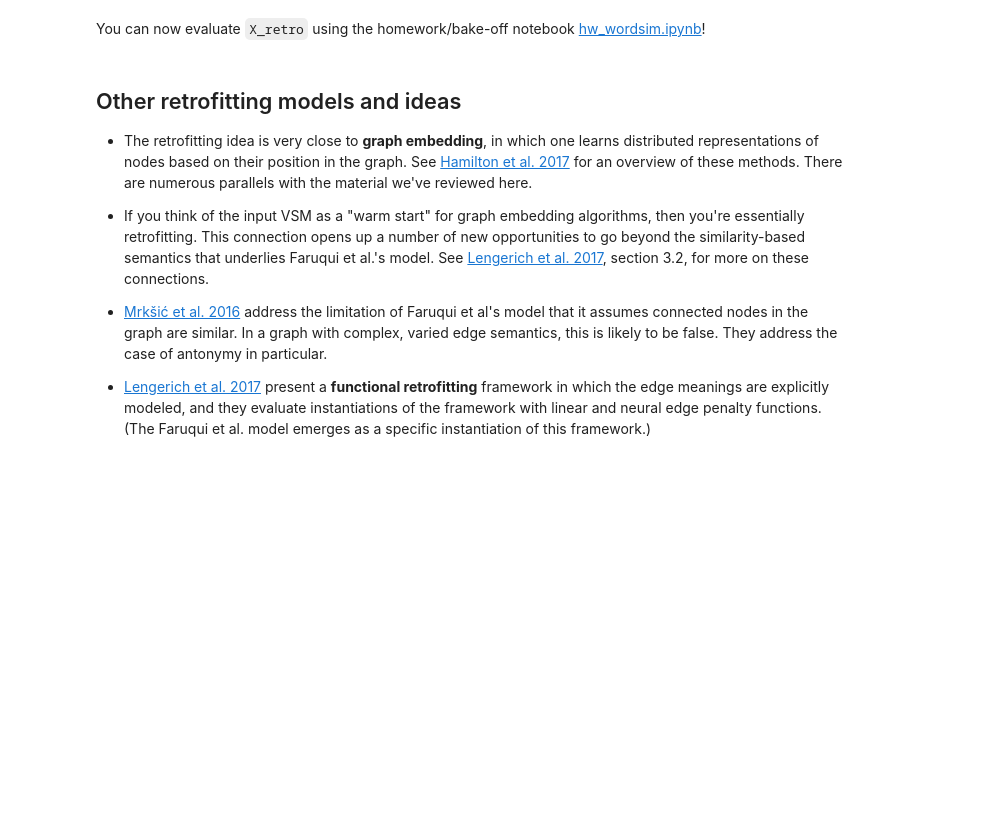
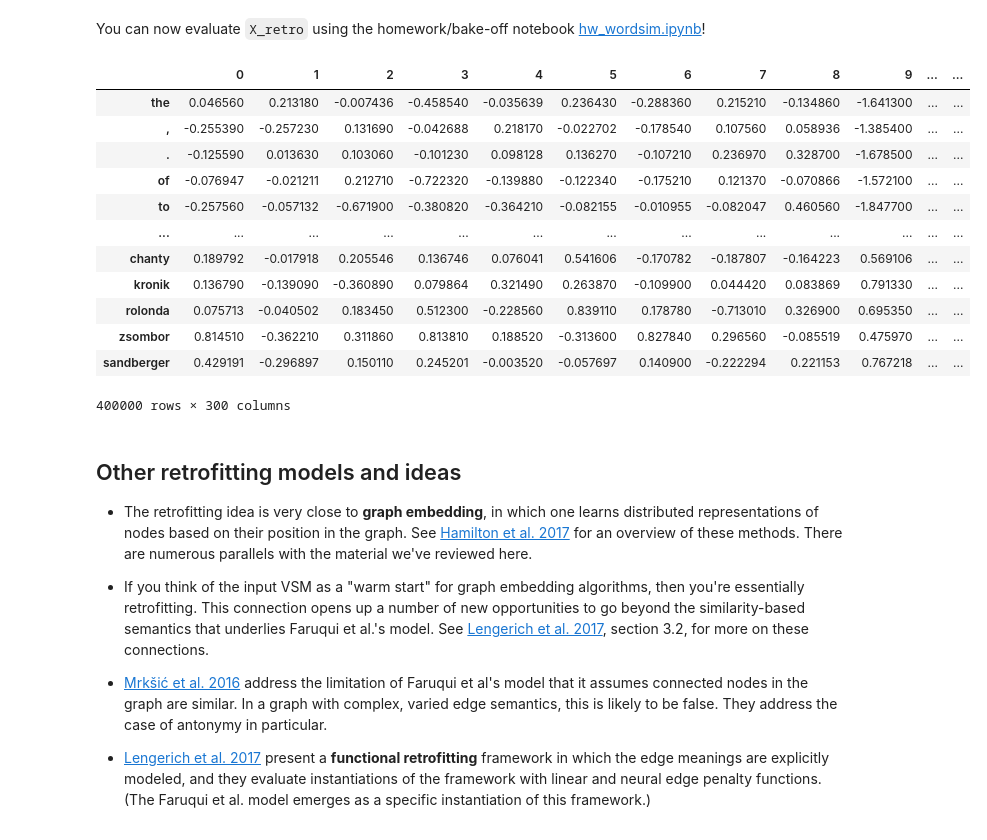
Before and after one commit to neodelphis/cs224u, a Jupyter notebook: vsm_03_retrofitting.ipynb, the cells around one changed output. Cells and saved outputs as stored; diff of their text form; code cells hidden in the pictures; blank space fills up the shorter version.

```diff
--- a/vsm_03_retrofitting.ipynb
+++ b/vsm_03_retrofitting.ipynb
@@ -240,3 +239,19 @@ You can now evaluate `X_retro` using the homework/bake-off notebook [hw_wordsim.
+# %%
+X_retro
+# %% [output]
+|  | 0 | 1 | 2 | 3 | 4 | 5 | 6 | 7 | 8 | 9 | ... | ... |
+| the | 0.046560 | 0.213180 | -0.007436 | -0.458540 | -0.035639 | 0.236430 | -0.288360 | 0.215210 | -0.134860 | -1.641300 | ... | ... |
+| , | -0.255390 | -0.257230 | 0.131690 | -0.042688 | 0.218170 | -0.022702 | -0.178540 | 0.107560 | 0.058936 | -1.385400 | ... | ... |
+| . | -0.125590 | 0.013630 | 0.103060 | -0.101230 | 0.098128 | 0.136270 | -0.107210 | 0.236970 | 0.328700 | -1.678500 | ... | ... |
+| of | -0.076947 | -0.021211 | 0.212710 | -0.722320 | -0.139880 | -0.122340 | -0.175210 | 0.121370 | -0.070866 | -1.572100 | ... | ... |
+| to | -0.257560 | -0.057132 | -0.671900 | -0.380820 | -0.364210 | -0.082155 | -0.010955 | -0.082047 | 0.460560 | -1.847700 | ... | ... |
+| ... | ... | ... | ... | ... | ... | ... | ... | ... | ... | ... | ... | ... |
+| chanty | 0.189792 | -0.017918 | 0.205546 | 0.136746 | 0.076041 | 0.541606 | -0.170782 | -0.187807 | -0.164223 | 0.569106 | ... | ... |
+| kronik | 0.136790 | -0.139090 | -0.360890 | 0.079864 | 0.321490 | 0.263870 | -0.109900 | 0.044420 | 0.083869 | 0.791330 | ... | ... |
+| rolonda | 0.075713 | -0.040502 | 0.183450 | 0.512300 | -0.228560 | 0.839110 | 0.178780 | -0.713010 | 0.326900 | 0.695350 | ... | ... |
+| zsombor | 0.814510 | -0.362210 | 0.311860 | 0.813810 | 0.188520 | -0.313600 | 0.827840 | 0.296560 | -0.085519 | 0.475970 | ... | ... |
+| sandberger | 0.429191 | -0.296897 | 0.150110 | 0.245201 | -0.003520 | -0.057697 | 0.140900 | -0.222294 | 0.221153 | 0.767218 | ... | ... |
+400000 rows × 300 columns
 # %% [markdown]
 ## Other retrofitting models and ideas
 
```
Also changed, not shown: parts of 2 cells of this notebook, 3 other files.
